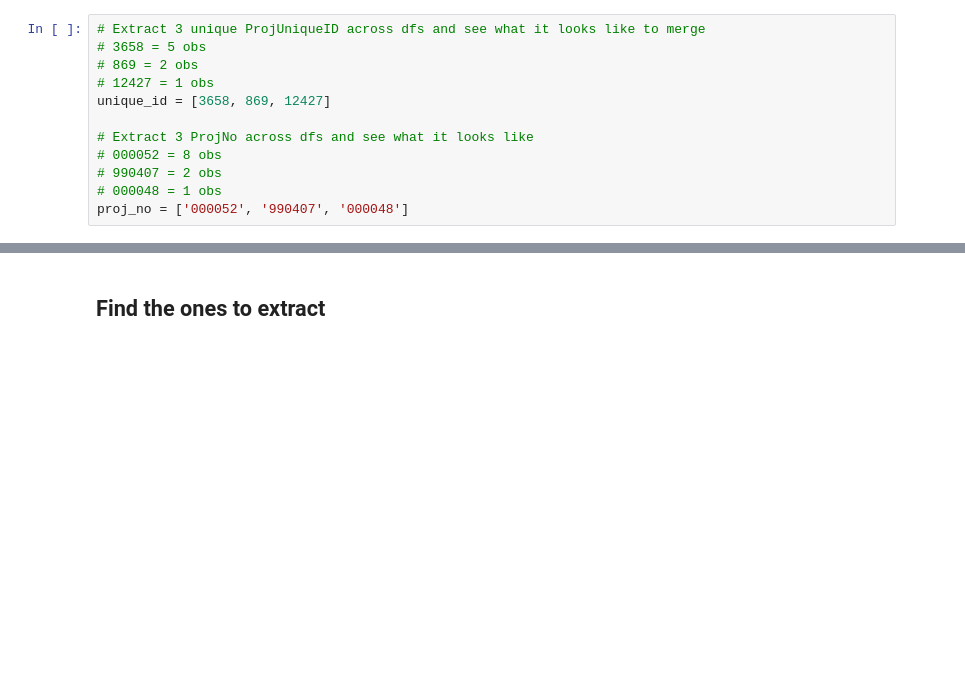
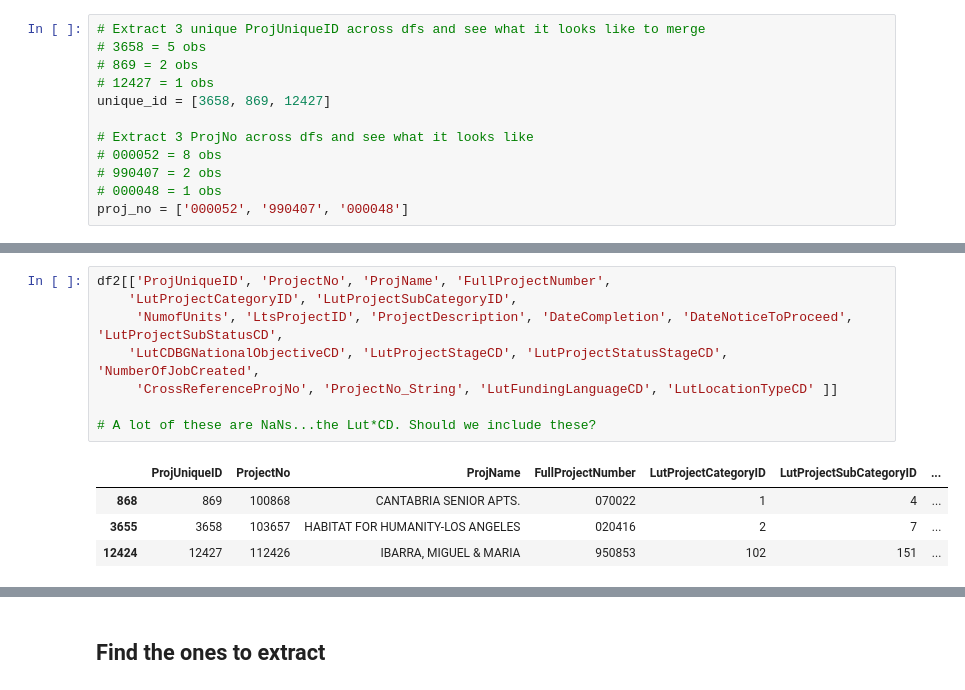
Before and after one commit to CityOfLosAngeles/hcid-cdbg-metrics, a Jupyter notebook: notebooks/hims-deeper.ipynb, the cells around one changed output, grey strips where cells are left out. Saved outputs shown, nothing was run; the diff lists cells and outputs as text; blank space fills up the shorter version.

```diff
--- a/notebooks/hims-deeper.ipynb
+++ b/notebooks/hims-deeper.ipynb
@@ -55,0 +102,13 @@ for key, value in subset_dfs.items():
+# %%
+df2[['ProjUniqueID', 'ProjectNo', 'ProjName', 'FullProjectNumber',
+    'LutProjectCategoryID', 'LutProjectSubCategoryID',
+     'NumofUnits', 'LtsProjectID', 'ProjectDescription', 'DateCompletion', 'DateNoticeToProceed', 'LutProjectSubStatusCD',
+    'LutCDBGNationalObjectiveCD', 'LutProjectStageCD', 'LutProjectStatusStageCD', 'NumberOfJobCreated',
+     'CrossReferenceProjNo', 'ProjectNo_String', 'LutFundingLanguageCD', 'LutLocationTypeCD' ]]
+
+# A lot of these are NaNs...the Lut*CD. Should we include these?
+# %% [output]
+|  | ProjUniqueID | ProjectNo | ProjName | FullProjectNumber | LutProjectCategoryID | LutProjectSubCategoryID | ... |
+| 868 | 869 | 100868 | CANTABRIA SENIOR APTS. | 070022 | 1 | 4 | ... |
+| 3655 | 3658 | 103657 | HABITAT FOR HUMANITY-LOS ANGELES | 020416 | 2 | 7 | ... |
+| 12424 | 12427 | 112426 | IBARRA, MIGUEL & MARIA | 950853 | 102 | 151 | ... |
```
Also changed, not shown: parts of 19 cells of this notebook, 4 other files.
